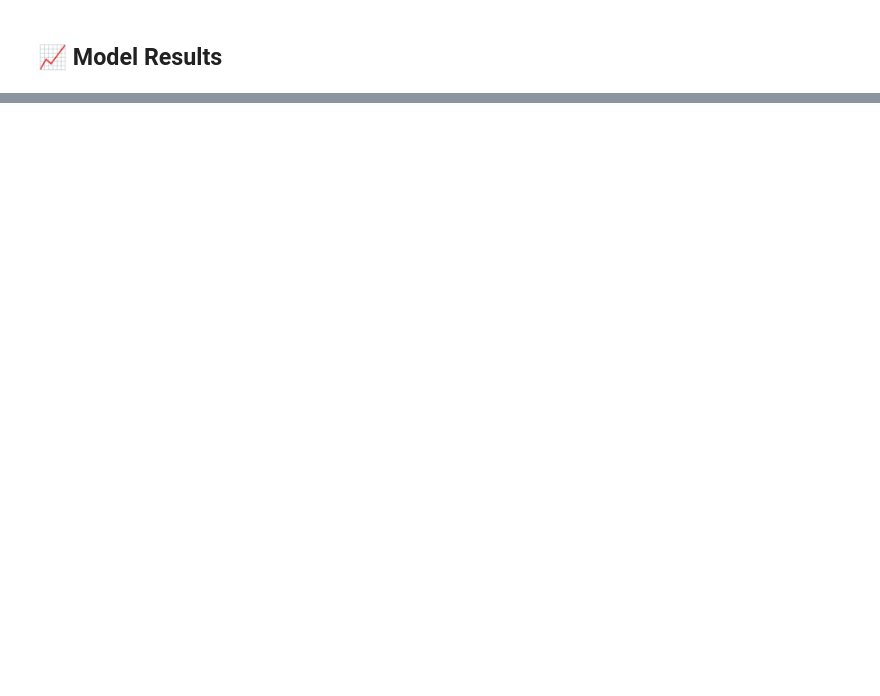
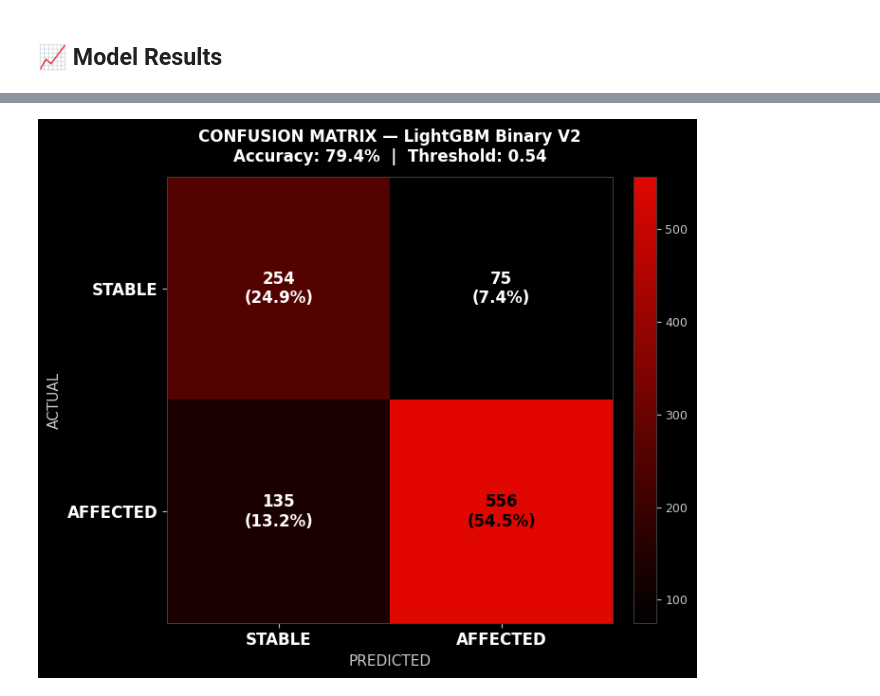
Before and after one commit to drekun40/NLP, a Jupyter notebook: f1_project/project_summary.ipynb, the cells around one changed output, grey strips where cells are left out. Saved outputs shown, nothing was run; the diff lists cells and outputs as text; code cells hidden in the pictures; blank space fills up the shorter version.

```diff
--- a/f1_project/project_summary.ipynb
+++ b/f1_project/project_summary.ipynb
@@ -427,0 +374,86 @@ Saved: confusion_matrix.png
+# %%
+import pickle
+from scipy.sparse import hstack, csr_matrix
+from sklearn.model_selection import train_test_split
+from sklearn.feature_extraction.text import TfidfVectorizer
+from sklearn.metrics import confusion_matrix, accuracy_score
+from matplotlib.colors import LinearSegmentedColormap
+import lightgbm as lgb
+
+# Load saved model and reconstruct test set exactly as in train.py
+with open('sentiment_model.pkl', 'rb') as f:
+    payload = pickle.load(f)
+
+lgb_m    = payload['lgb']
+tfidf    = payload['tfidf']
+num_cols = payload['num_cols']
+threshold = payload.get('threshold', 0.54)
+
+df_m = df[df['clean_text'].notna() & df['affected'].notna()].copy()
+df_m['clean_text'] = df_m['clean_text'].fillna('')
+
+driver_stats = df_m.groupby('driver_number')['affected'].mean().rename('driver_affected_rate')
+df_m = df_m.join(driver_stats, on='driver_number')
+
+if 'circuit_short_name' in df_m.columns and 'lap_delta' in df_m.columns:
+    cs = df_m.groupby('circuit_short_name')['lap_delta'].apply(
+        lambda x: x.abs().mean()).rename('circuit_volatility')
+    df_m = df_m.join(cs, on='circuit_short_name')
+else:
+    df_m['circuit_volatility'] = 0.0
+
+df_m['tyre_sentiment'] = df_m.get('tyre_age_norm', 0).fillna(0) * df_m['sentiment_score'].fillna(0)
+for col, thr, fn in [('msg_short',5,'<'), ('msg_long',15,'>')]:
+    df_m[col] = (df_m['transcript_word_count'] < 5).astype(int) if fn=='<' else (df_m['transcript_word_count'] > 15).astype(int)
+df_m['negative_msg'] = (df_m['sentiment_score'] < -0.2).astype(int)
+df_m['positive_msg'] = (df_m['sentiment_score'] > 0.3).astype(int)
+
+LEAK = {'lap_delta', 'label', 'affected'}
+avail = [c for c in num_cols if c in df_m.columns and c not in LEAK]
+X_text = tfidf.transform(df_m['clean_text'])
+X_num  = csr_matrix(df_m[avail].fillna(0).values)
+X = hstack([X_text, X_num])
+y = df_m['affected'].values
+
+_, X_test, _, y_test = train_test_split(X, y, test_size=0.2, random_state=42, stratify=y)
+
+proba_test = lgb_m.predict_proba(X_test)[:, 1]
+y_pred = (proba_test >= threshold).astype(int)
+acc = accuracy_score(y_test, y_pred)
+print(f'Test accuracy @ threshold={threshold:.2f}: {acc:.4f}')
+
+cm = confusion_matrix(y_test, y_pred, labels=[0, 1])
+
+# ── Plot ──────────────────────────────────────────────────────────────────────
+fig, ax = plt.subplots(figsize=(7, 6))
+fig.patch.set_facecolor(BG)
+ax.set_facecolor(PANEL)
+
+cmap_f1 = LinearSegmentedColormap.from_list('f1', ['#000000', '#E10600'], N=256)
+im = ax.imshow(cm, cmap=cmap_f1, interpolation='nearest')
+
+class_names = ['STABLE', 'AFFECTED']
+ax.set_xticks([0, 1]); ax.set_yticks([0, 1])
+ax.set_xticklabels(class_names, color=TEXT_WHITE, fontsize=12, fontweight='bold')
+ax.set_yticklabels(class_names, color=TEXT_WHITE, fontsize=12, fontweight='bold')
+ax.set_xlabel('PREDICTED', color=TEXT_MUTED, fontsize=11)
+ax.set_ylabel('ACTUAL',    color=TEXT_MUTED, fontsize=11)
+ax.set_title(f'CONFUSION MATRIX — LightGBM Binary V2\nAccuracy: {acc:.1%}  |  Threshold: {threshold:.2f}',
+             color=TEXT_WHITE, fontweight='bold', pad=12)
+
+total = cm.sum()
+for i in range(2):
+    for j in range(2):
+        val = cm[i, j]
+        pct = val / total * 100
+        color = TEXT_WHITE if cm[i, j] < cm.max() * 0.6 else '#000000'
+        ax.text(j, i, f'{val}\n({pct:.1f}%)', ha='center', va='center',
+                color=color, fontsize=12, fontweight='bold')
+
+for sp in ax.spines.values(): sp.set_edgecolor(GRID_MAJOR)
+plt.colorbar(im, ax=ax, fraction=0.046, pad=0.04).ax.tick_params(colors=TEXT_MUTED)
+plt.tight_layout()
+plt.savefig('confusion_matrix.png', dpi=150, bbox_inches='tight', facecolor=BG)
+plt.show()
+print('Saved: confusion_matrix.png')
+# %% [output]
@@ -427,0 +461 @@ Saved: confusion_matrix.png
+[figure, added]
```
Also changed, not shown: parts of 14 cells of this notebook, 14 other files.
